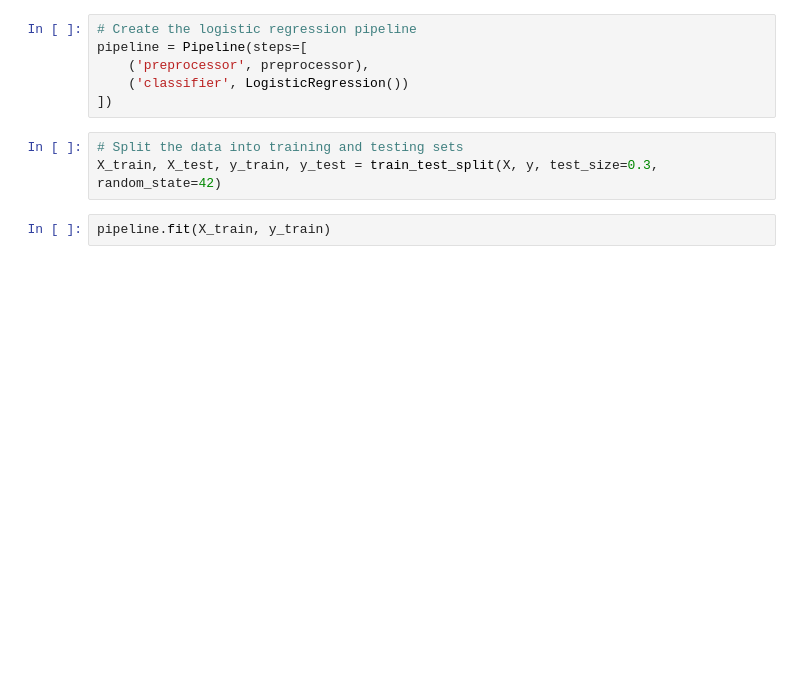
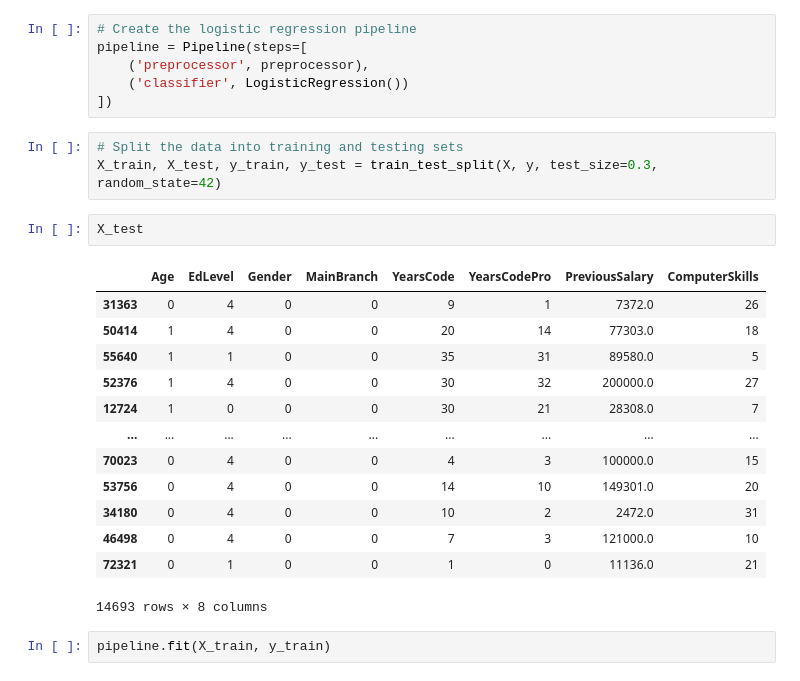
Before and after one commit to C21sja/KAN-CINTO1011U-Big-Data-ManagementPCS, a Jupyter notebook: Patty.ipynb, the cells around one changed output. Saved outputs shown, nothing was run; the diff lists cells and outputs as text; blank space fills up the shorter version.

```diff
--- a/Patty.ipynb
+++ b/Patty.ipynb
@@ -149,6 +135,22 @@ pipeline = Pipeline(steps=[
 # %%
 # Split the data into training and testing sets
 X_train, X_test, y_train, y_test = train_test_split(X, y, test_size=0.3, random_state=42)
+# %%
+X_test
+# %% [output]
+|  | Age | EdLevel | Gender | MainBranch | YearsCode | YearsCodePro | PreviousSalary | ComputerSkills |
+| 31363 | 0 | 4 | 0 | 0 | 9 | 1 | 7372.0 | 26 |
+| 50414 | 1 | 4 | 0 | 0 | 20 | 14 | 77303.0 | 18 |
+| 55640 | 1 | 1 | 0 | 0 | 35 | 31 | 89580.0 | 5 |
+| 52376 | 1 | 4 | 0 | 0 | 30 | 32 | 200000.0 | 27 |
+| 12724 | 1 | 0 | 0 | 0 | 30 | 21 | 28308.0 | 7 |
+| ... | ... | ... | ... | ... | ... | ... | ... | ... |
+| 70023 | 0 | 4 | 0 | 0 | 4 | 3 | 100000.0 | 15 |
+| 53756 | 0 | 4 | 0 | 0 | 14 | 10 | 149301.0 | 20 |
+| 34180 | 0 | 4 | 0 | 0 | 10 | 2 | 2472.0 | 31 |
+| 46498 | 0 | 4 | 0 | 0 | 7 | 3 | 121000.0 | 10 |
+| 72321 | 0 | 1 | 0 | 0 | 1 | 0 | 11136.0 | 21 |
+14693 rows × 8 columns
 # %%
 pipeline.fit(X_train, y_train)
 # %% [output]
```
Also changed, not shown: parts of 6 cells of this notebook, 1 other file.
